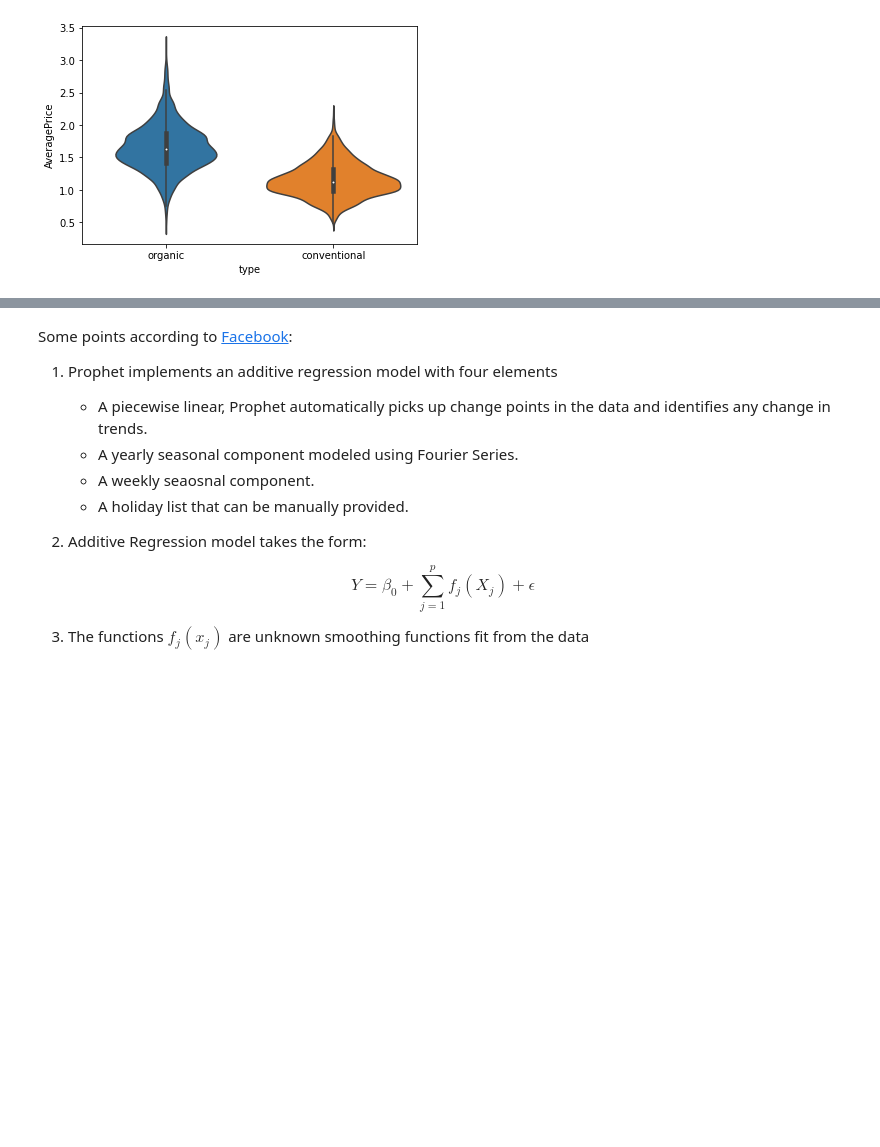
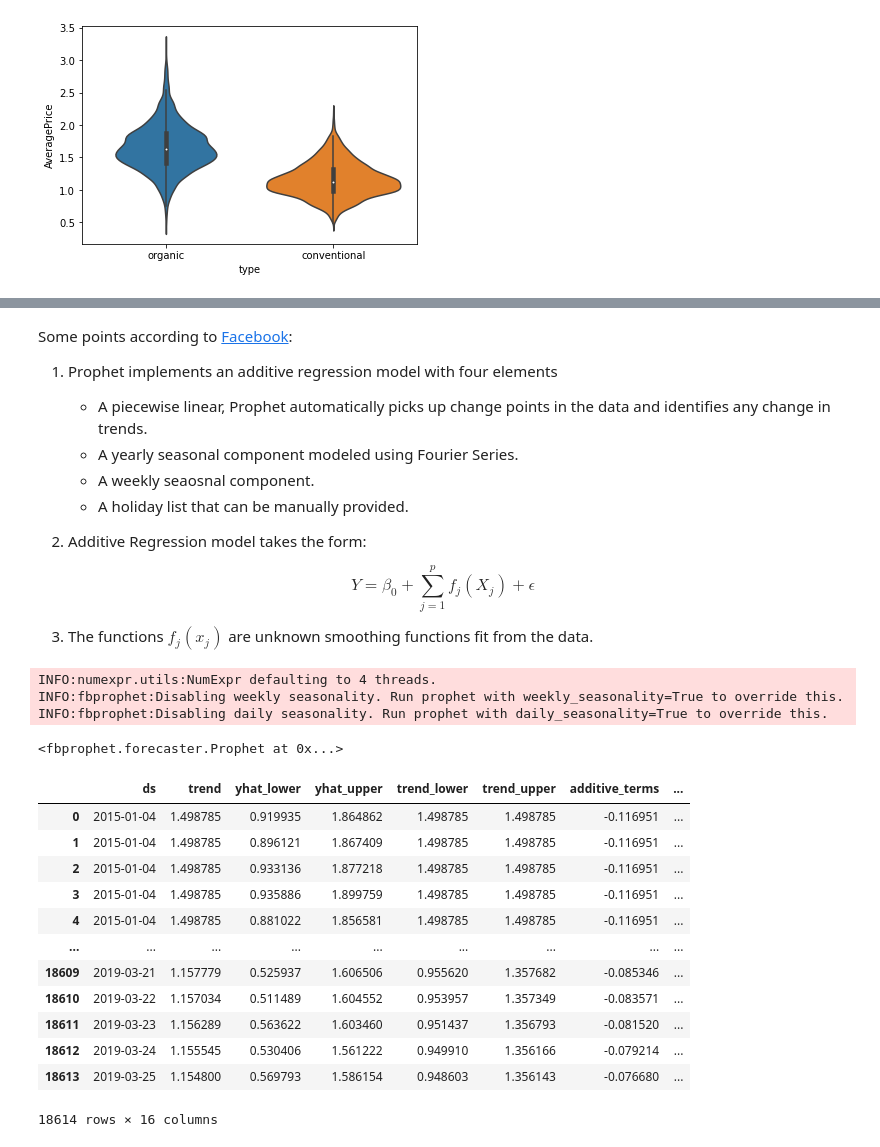
Before and after one commit to inespancorbo/Mini-Projects, a Jupyter notebook: Predict Future Product Prices/Notebook.ipynb, the cells around one changed output, grey strips where cells are left out. Cells and saved outputs as stored; diff of their text form; code cells hidden in the pictures; blank space fills up the shorter version.

```diff
--- a/Predict Future Product Prices/Notebook.ipynb
+++ b/Predict Future Product Prices/Notebook.ipynb
@@ -172,4 +174,12 @@ Some points according to [Facebook](https://research.fb.com/blog/2017/02/prophet
 
 $$Y=\beta_0 + \sum_{j=1}^{p}f_j(X_j)+\epsilon$$
 
-3. The functions $f_j(x_j)$ are unknown smoothing functions fit from the data
+3. The functions $f_j(x_j)$ are unknown smoothing functions fit from the data.
+# %%
+m = Prophet()
+m.fit(prophet_data)
+# %% [output]
+INFO:numexpr.utils:NumExpr defaulting to 4 threads.
+INFO:fbprophet:Disabling weekly seasonality. Run prophet with weekly_seasonality=True to override this.
+INFO:fbprophet:Disabling daily seasonality. Run prophet with daily_seasonality=True to override this.
+<fbprophet.forecaster.Prophet at 0x...>
@@ -175,0 +190,16 @@ $$Y=\beta_0 + \sum_{j=1}^{p}f_j(X_j)+\epsilon$$
+# %%
+forecast
+# %% [output]
+|  | ds | trend | yhat_lower | yhat_upper | trend_lower | trend_upper | additive_terms | ... |
+| 0 | 2015-01-04 | 1.498785 | 0.919935 | 1.864862 | 1.498785 | 1.498785 | -0.116951 | ... |
+| 1 | 2015-01-04 | 1.498785 | 0.896121 | 1.867409 | 1.498785 | 1.498785 | -0.116951 | ... |
+| 2 | 2015-01-04 | 1.498785 | 0.933136 | 1.877218 | 1.498785 | 1.498785 | -0.116951 | ... |
+| 3 | 2015-01-04 | 1.498785 | 0.935886 | 1.899759 | 1.498785 | 1.498785 | -0.116951 | ... |
+| 4 | 2015-01-04 | 1.498785 | 0.881022 | 1.856581 | 1.498785 | 1.498785 | -0.116951 | ... |
+| ... | ... | ... | ... | ... | ... | ... | ... | ... |
+| 18609 | 2019-03-21 | 1.157779 | 0.525937 | 1.606506 | 0.955620 | 1.357682 | -0.085346 | ... |
+| 18610 | 2019-03-22 | 1.157034 | 0.511489 | 1.604552 | 0.953957 | 1.357349 | -0.083571 | ... |
+| 18611 | 2019-03-23 | 1.156289 | 0.563622 | 1.603460 | 0.951437 | 1.356793 | -0.081520 | ... |
+| 18612 | 2019-03-24 | 1.155545 | 0.530406 | 1.561222 | 0.949910 | 1.356166 | -0.079214 | ... |
+| 18613 | 2019-03-25 | 1.154800 | 0.569793 | 1.586154 | 0.948603 | 1.356143 | -0.076680 | ... |
+18614 rows × 16 columns
```
Also changed, not shown: parts of 11 cells of this notebook.
